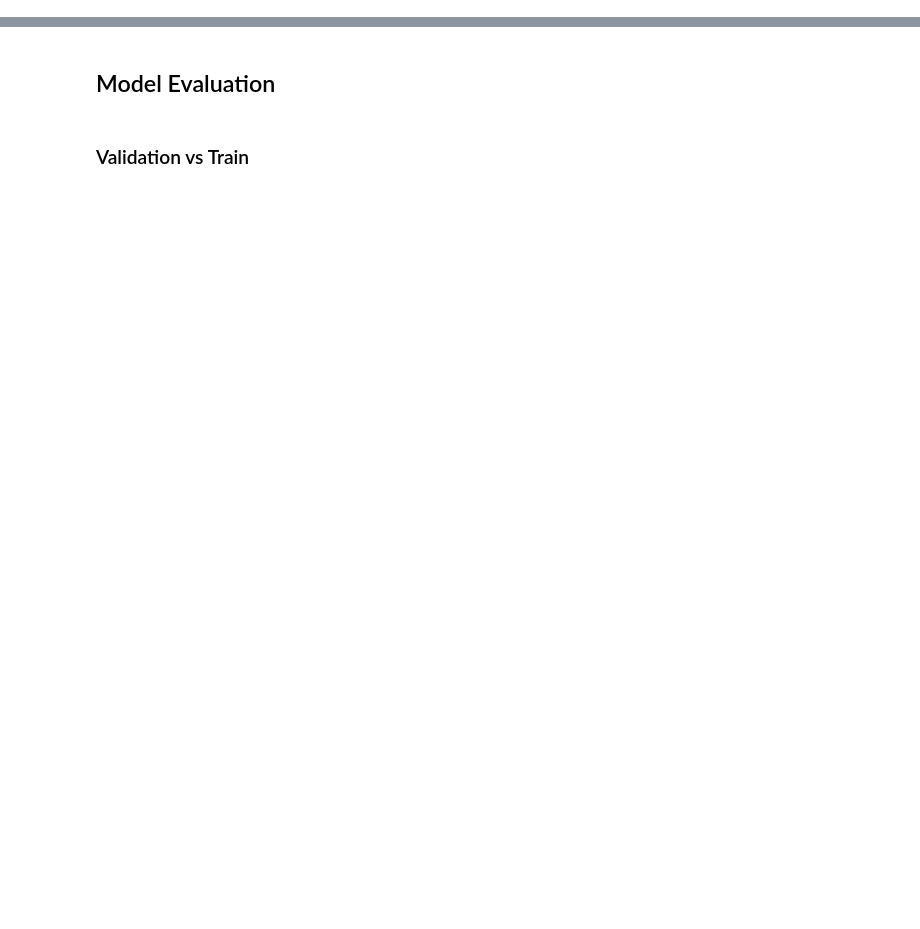
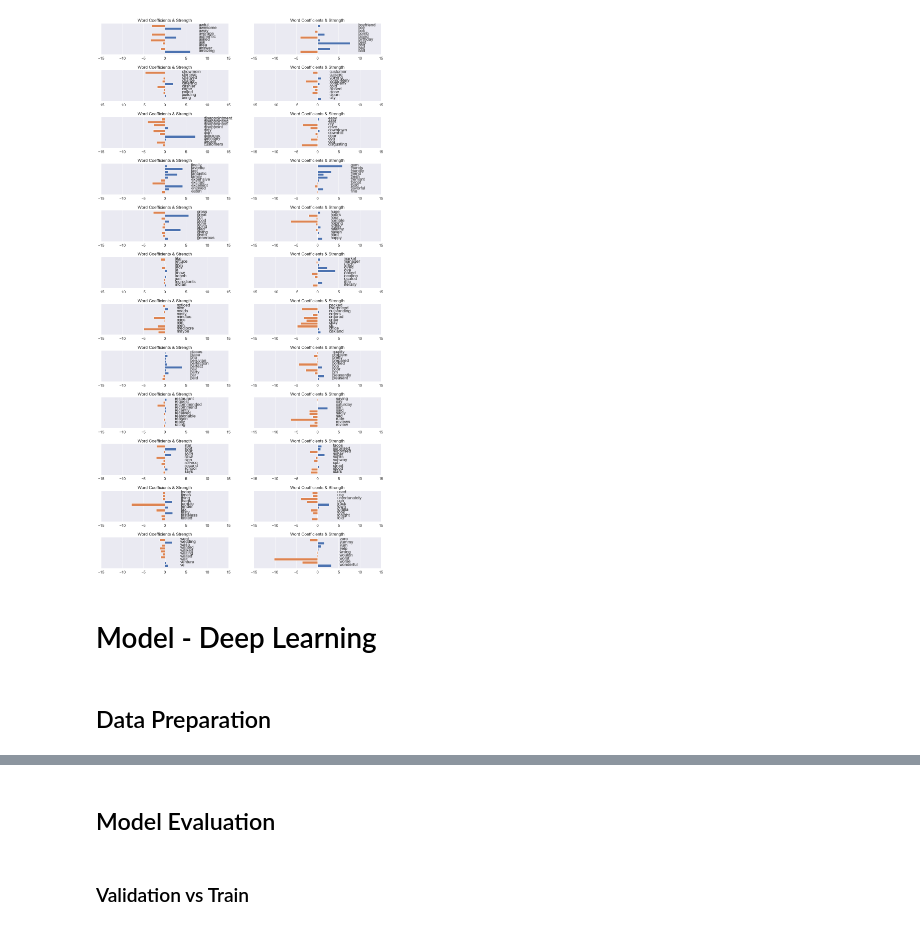
Before and after one commit to esmondhkchu/bayarea_business, a Jupyter notebook: data_analysis/NLP_model.ipynb, the cells around one changed output, grey strips where cells are left out. Cells and saved outputs as stored; diff of their text form; code cells hidden in the pictures; blank space fills up the shorter version.

```diff
--- a/data_analysis/NLP_model.ipynb
+++ b/data_analysis/NLP_model.ipynb
@@ -55,0 +167,8 @@ texts_labels = texts_labels.sample(frac=1).reset_index(drop=True)
+# %%
+lr_steps = [
+    ('vectorizer', CountVectorizer(vocabulary=vocab, stop_words='english')),
+    ('tfidf', TfidfTransformer(use_idf=True, smooth_idf=True)),
+    ('log_reg', LogisticRegression(penalty='l1', solver='liblinear', C=0.1))]
+lr_pipline = Pipeline(lr_steps)
+# %%
+try_ = lr_pipline.fit(texts_labels.texts, texts_labels.binary_labels)
@@ -56 +211,23 @@ texts_labels = texts_labels.sample(frac=1).reset_index(drop=True)
+# %%
+strength = [i for i in try_[2].coef_[0] if i != 0]
+label = np.array(vocab)[np.where(try_[2].coef_[0] != 0)]
+range_ = [20,35]
+# %%
+# total row number
+row_num = (len(strength) // 20) + 1
+# total plot number
+plot_num = range((len(strength) // 10) + 1)
+# %%
+plt.figure(figsize=(20,40))
+for i in plot_num:
+    plt.subplot(row_num,2,i+1)
+    try:
+        plot_strength(strength, label, [i*10,(i*10)+10], [-15,15])
+    except:
+        plot_strength(strength, label, [i*10,(i*10)+9], [-15,15])
+plt.subplots_adjust(hspace=0.5)
+# %% [output]
+[figure, added]
+# %% [markdown]
+# Model - Deep Learning
 # %%
@@ -58,3 +239,5 @@ from keras.preprocessing.text import Tokenizer
+# %% [markdown]
+## Data Preparation
 # %%
 tokenizer = Tokenizer(num_words=10000)
 tokenizer.fit_on_texts(texts_labels.texts.values)
```
Also changed, not shown: parts of 64 cells of this notebook.
